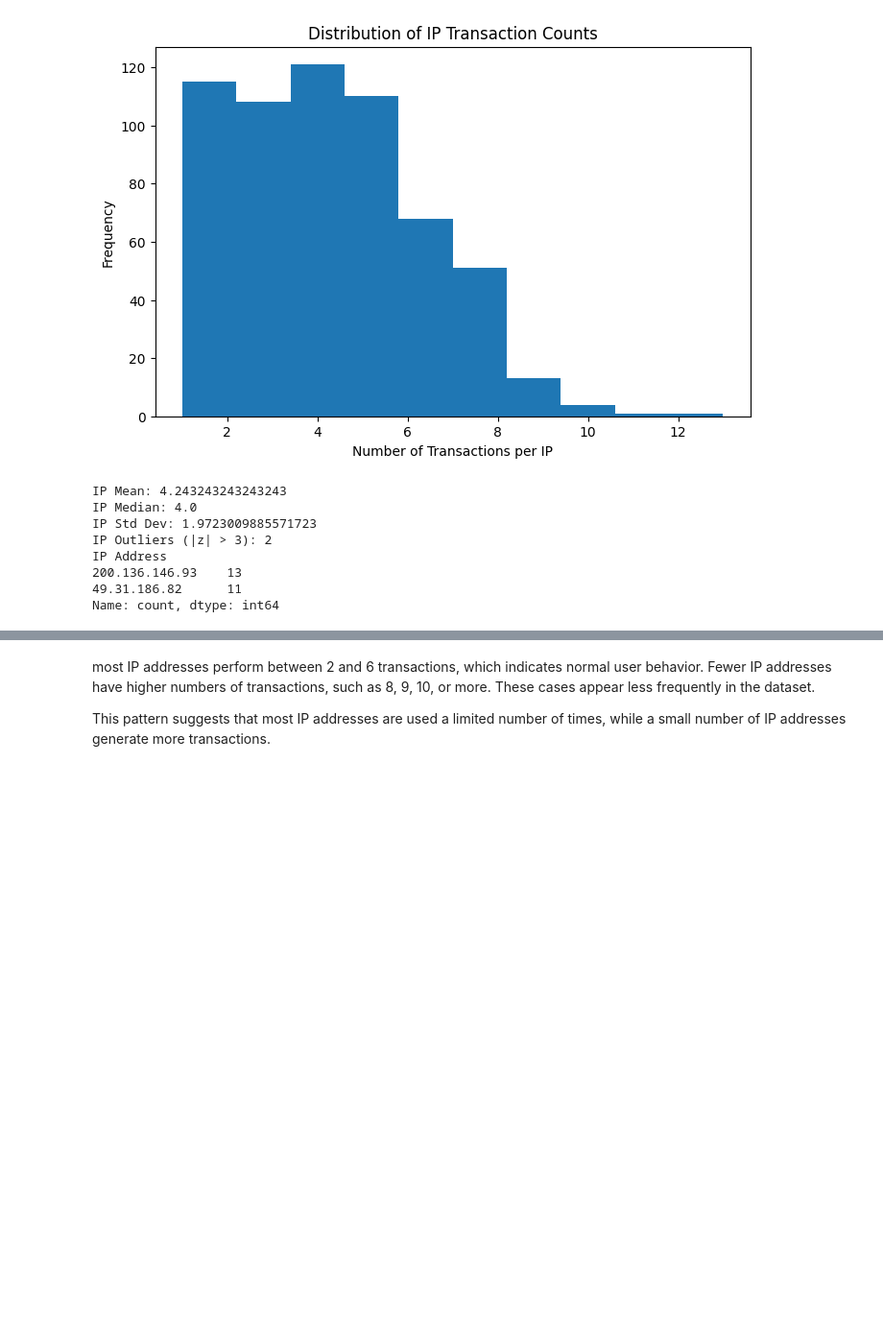
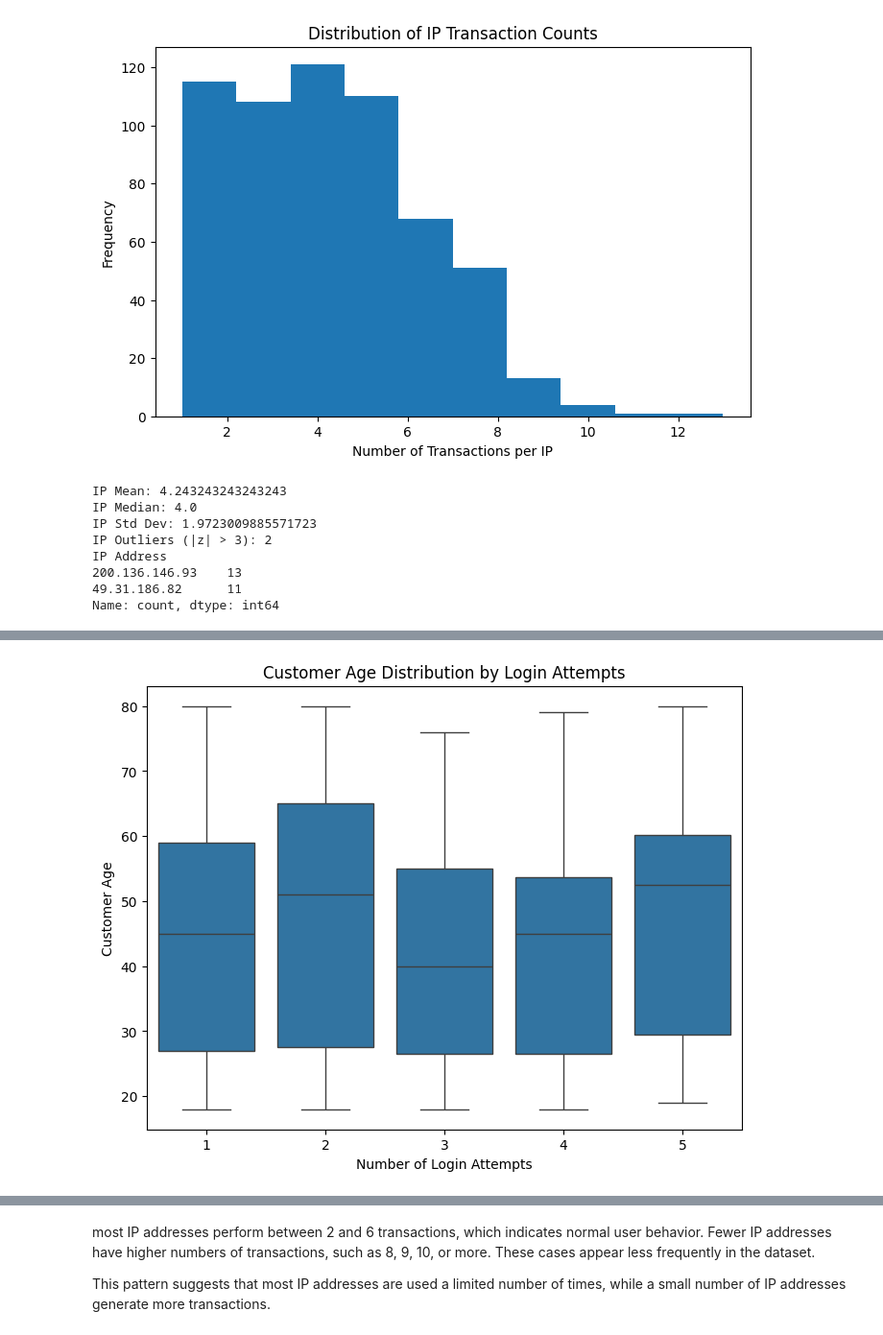
Before and after one commit to marghistani22/Data_Engineering, a Jupyter notebook: Untitled1.ipynb, the cells around one changed output, grey strips where cells are left out. Shown at 96% size. Saved outputs shown, nothing was run; the diff lists cells and outputs as text; code cells hidden in the pictures; blank space fills up the shorter version.

```diff
--- a/Untitled1.ipynb
+++ b/Untitled1.ipynb
@@ -702,0 +683,12 @@ plot_categorical("CustomerOccupation")
+# %%
+plt.figure(figsize=(8,6))
+
+sns.boxplot(x="LoginAttempts", y="CustomerAge", data=df)
+
+plt.title("Customer Age Distribution by Login Attempts")
+plt.xlabel("Number of Login Attempts")
+plt.ylabel("Customer Age")
+
+plt.show()
+# %% [output]
+[figure, added]
```
Also changed, not shown: parts of 19 cells of this notebook.
